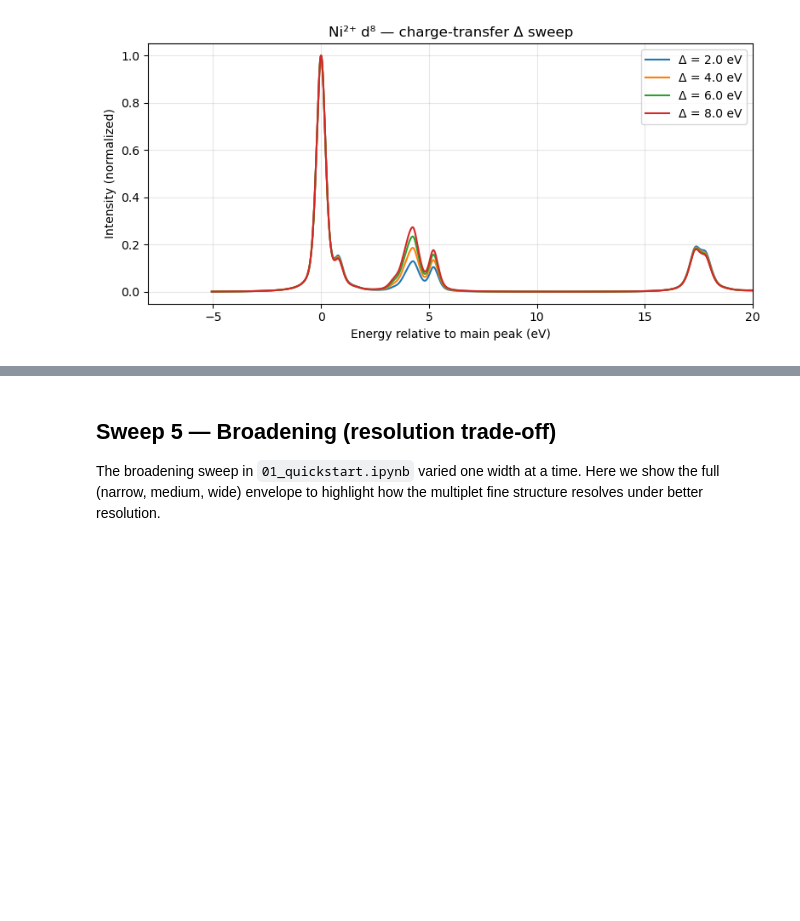
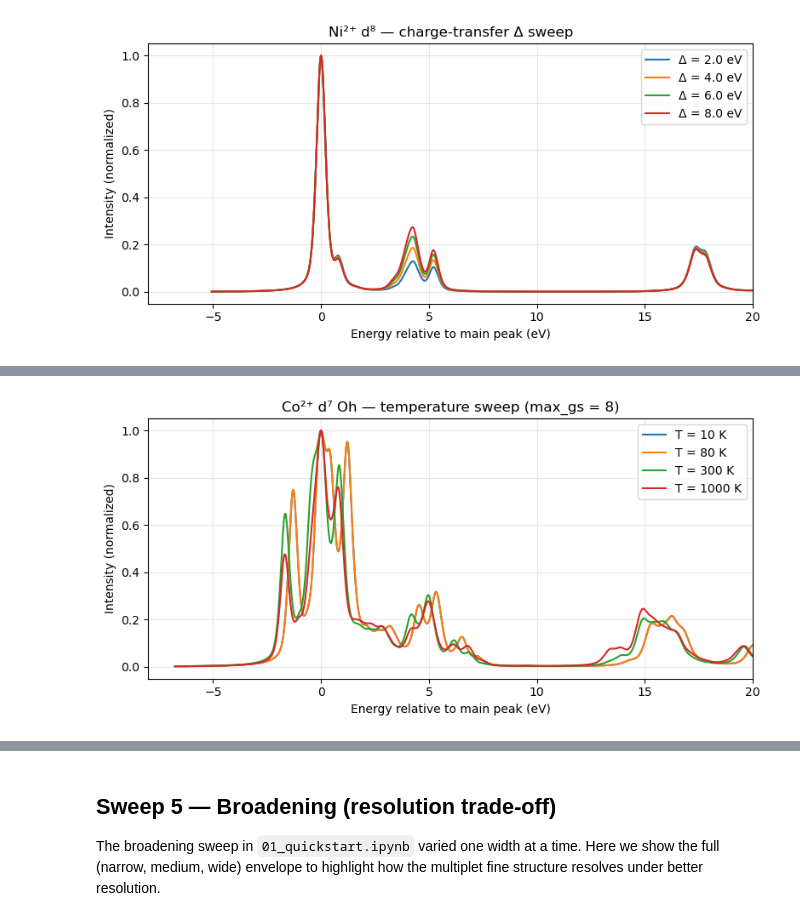
Before and after one commit to follmerlab/multitorch, a Jupyter notebook: notebooks/03_parameter_exploration.ipynb, the cells around one changed output, grey strips where cells are left out. Cells and saved outputs as stored; diff of their text form; code cells hidden in the pictures; blank space fills up the shorter version.

```diff
--- a/notebooks/03_parameter_exploration.ipynb
+++ b/notebooks/03_parameter_exploration.ipynb
@@ -252,0 +291,19 @@ plt.show()
+# %%
+fig, ax = plt.subplots(figsize=(8, 4))
+for T in [10.0, 80.0, 300.0, 1000.0]:
+    x, y = getXAS(str(REFROOT / "co2_d7_oh" / "co2_d7_oh.ban_out"),
+                  T=T, max_gs=8,
+                  beam_fwhm=0.3, gamma1=0.3, gamma2=0.5)
+    ax.plot(x.numpy() - float(x[y.argmax()]),
+            y.numpy() / float(y.max()),
+            label=f"T = {T:g} K", lw=1.5)
+ax.set_xlabel("Energy relative to main peak (eV)")
+ax.set_ylabel("Intensity (normalized)")
+ax.set_title("Co²⁺ d⁷ Oh — temperature sweep (max_gs = 8)")
+ax.set_xlim(-8, 20)
+ax.legend()
+ax.grid(alpha=0.3)
+plt.tight_layout()
+plt.show()
+# %% [output]
+[figure, added]
```
Also changed, not shown: parts of 6 cells of this notebook.
